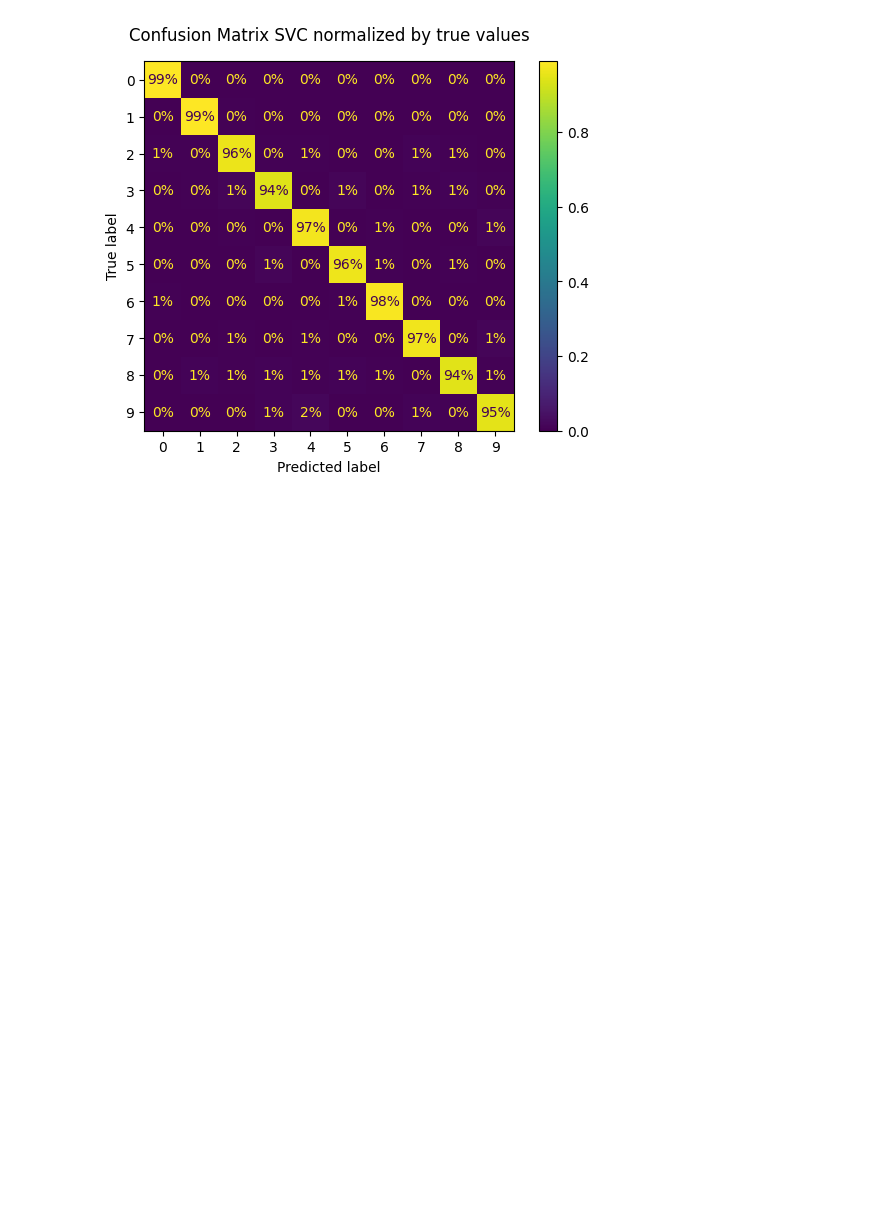
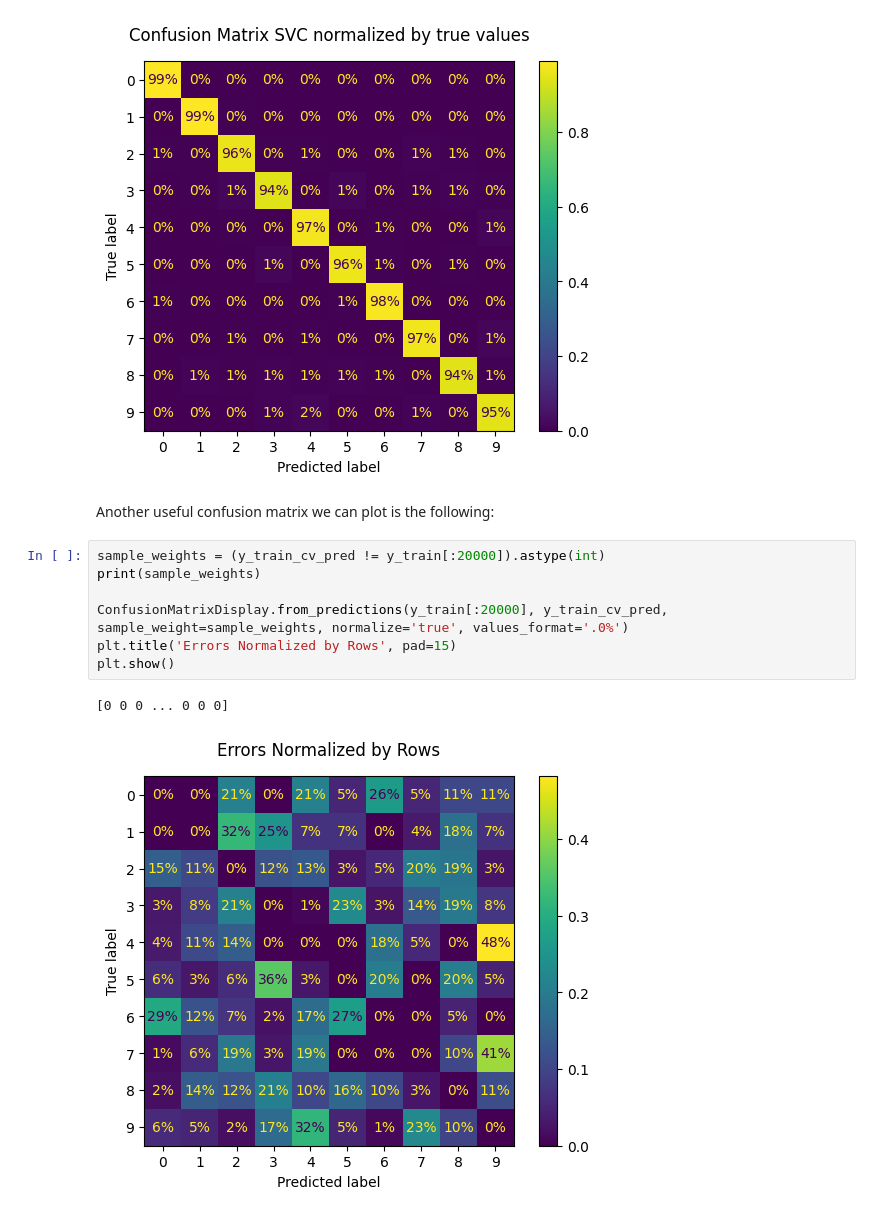
Before and after one commit to YVYX04/ML_First_Steps, a Jupyter notebook: 03_classification.ipynb, the cells around one changed output. Drawn from its saved outputs; the diff is of its cells as text; blank space fills up the shorter version.

```diff
--- a/03_classification.ipynb
+++ b/03_classification.ipynb
@@ -688,3 +686,15 @@ plt.title('Confusion Matrix SVC normalized by true values', pad=15)
 plt.show()
 # %% [output]
 [figure]
+# %% [markdown]
+Another useful confusion matrix we can plot is the following:
+# %%
+sample_weights = (y_train_cv_pred != y_train[:20000]).astype(int)
+print(sample_weights)
+
+ConfusionMatrixDisplay.from_predictions(y_train[:20000], y_train_cv_pred, sample_weight=sample_weights, normalize='true', values_format='.0%')
+plt.title('Errors Normalized by Rows', pad=15)
+plt.show()
+# %% [output]
+[0 0 0 ... 0 0 0]
+[figure, added]
```
Also changed, not shown: parts of 11 cells of this notebook.
